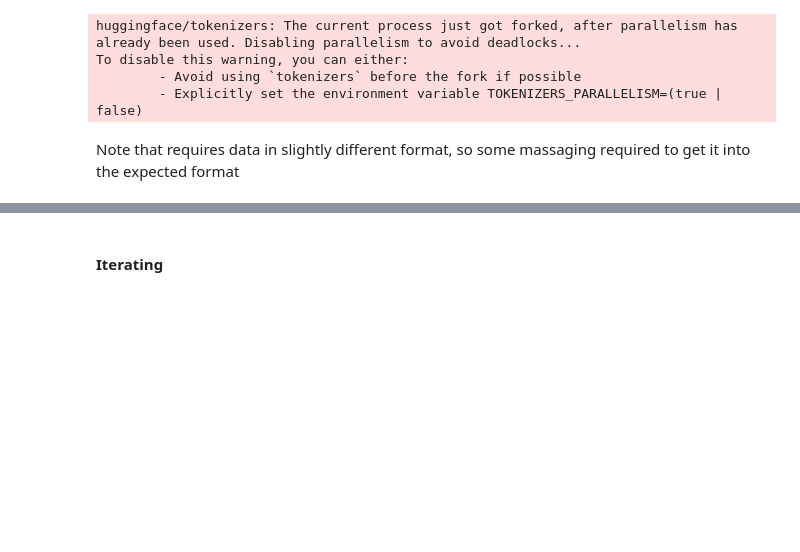
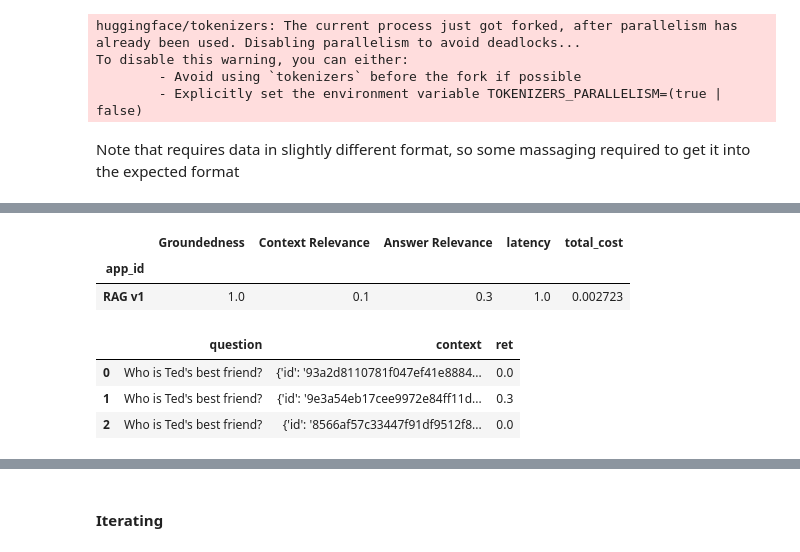
Before and after one commit to baldpanda/pydata-manchester-talk, a Jupyter notebook: notebooks/pydata_manchester_demo.ipynb, the cells around one changed output, grey strips where cells are left out. Drawn from its saved outputs; the diff is of its cells as text; code cells hidden in the pictures; blank space fills up the shorter version.

Commit message:
feat: adding in trulens for evaluation

```diff
--- a/notebooks/pydata_manchester_demo.ipynb
+++ b/notebooks/pydata_manchester_demo.ipynb
@@ -411,0 +494,5 @@ results.get("answer_relevancy_evaluator")
+# %%
+from trulens_eval import Tru
+from trulens_eval.tru_custom_app import instrument
+tru = Tru()
+tru.reset_database()
@@ -411,0 +524,16 @@ results.get("answer_relevancy_evaluator")
+# %%
+tru.get_leaderboard()
+# %% [output]
+|  | Groundedness | Context Relevance | Answer Relevance | latency | total_cost |
+| app_id |  |  |  |  |  |
+| RAG v1 | 1.0 | 0.1 | 0.3 | 1.0 | 0.002723 |
+# %%
+last_record = recording.records[-1]
+
+from trulens_eval.utils.display import get_feedback_result
+get_feedback_result(last_record, "Context Relevance")
+# %% [output]
+|  | question | context | ret |
+| 0 | Who is Ted's best friend? | {'id': '93a2d8110781f047ef41e8884... | 0.0 |
+| 1 | Who is Ted's best friend? | {'id': '9e3a54eb17cee9972e84ff11d... | 0.3 |
+| 2 | Who is Ted's best friend? | {'id': '8566af57c33447f91df9512f8... | 0.0 |
```
Also changed, not shown: parts of 16 cells of this notebook, 4 other files.
